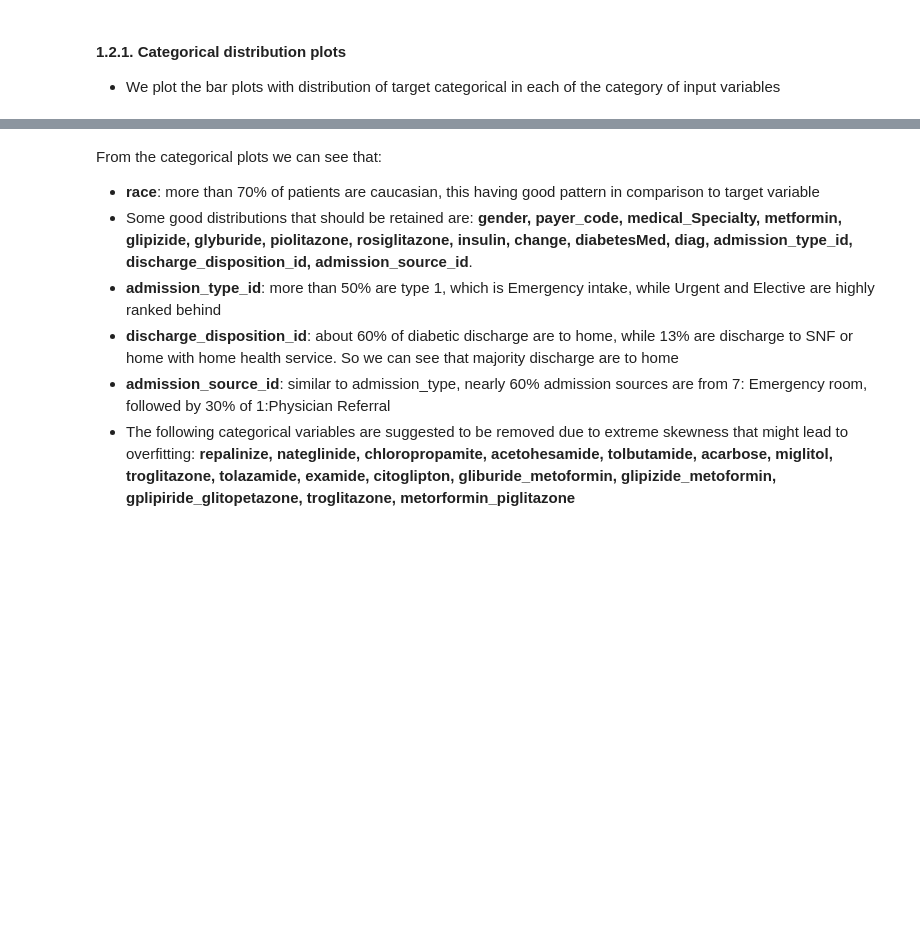
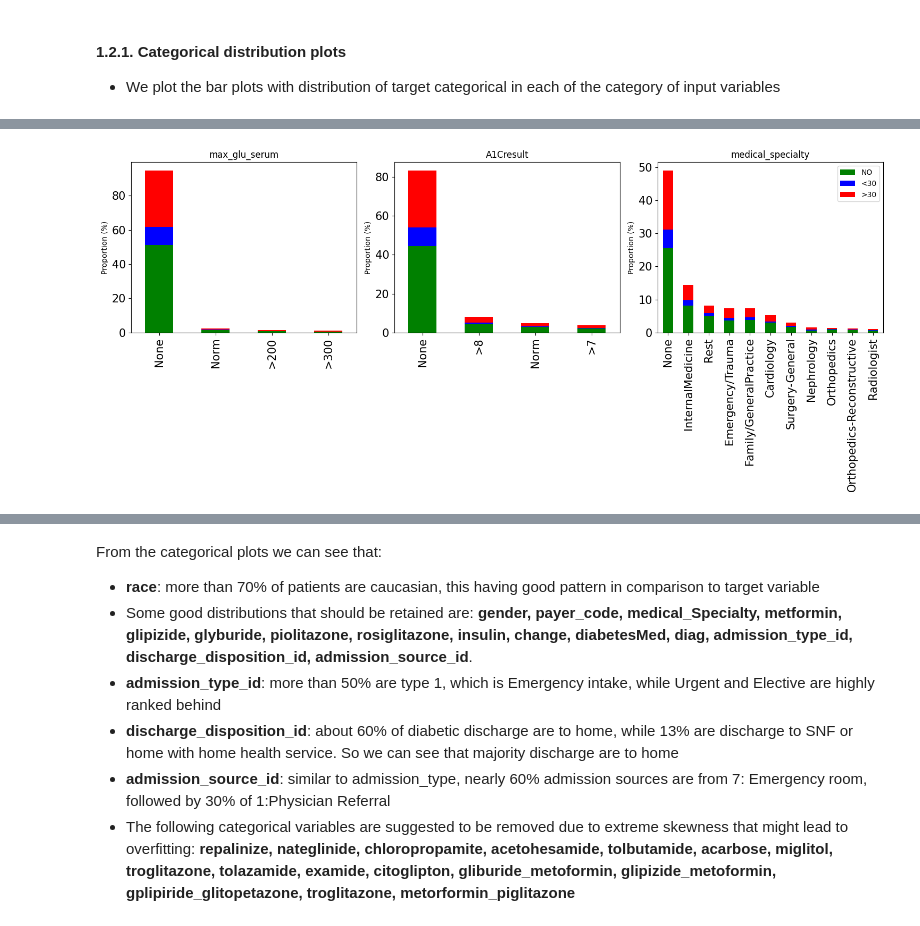
Before and after one commit to vuminhtue/Kaggle, a Jupyter notebook: Python_Diabetic/code/eda_diabetic_data.ipynb, the cells around one changed output, grey strips where cells are left out. Saved outputs shown, nothing was run; the diff lists cells and outputs as text; code cells hidden in the pictures; blank space fills up the shorter version.

```diff
--- a/Python_Diabetic/code/eda_diabetic_data.ipynb
+++ b/Python_Diabetic/code/eda_diabetic_data.ipynb
@@ -241,0 +269,4 @@ plot_categorical_grid(df, df_cat.columns)
+# %%
+plot_categorical_grid(df, ["max_glu_serum","A1Cresult","medical_specialty"],90)
+# %% [output]
+[figure, added]
```
Also changed, not shown: parts of 19 cells of this notebook, 20 other files.
